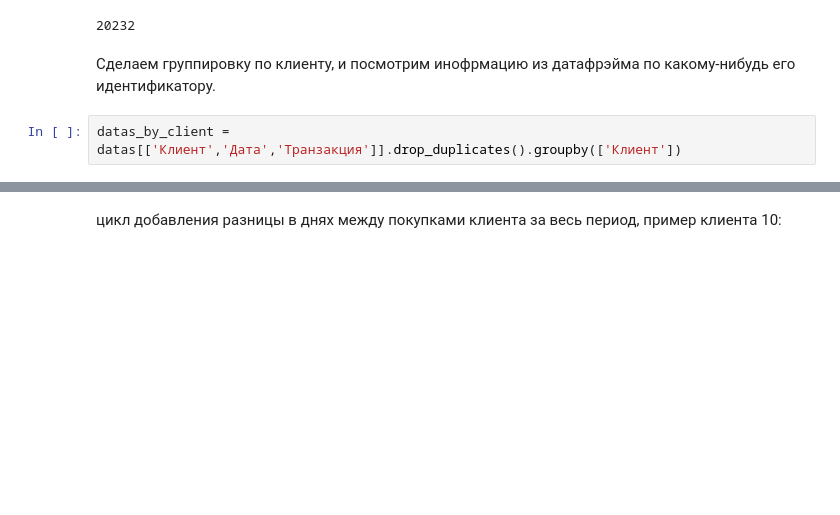
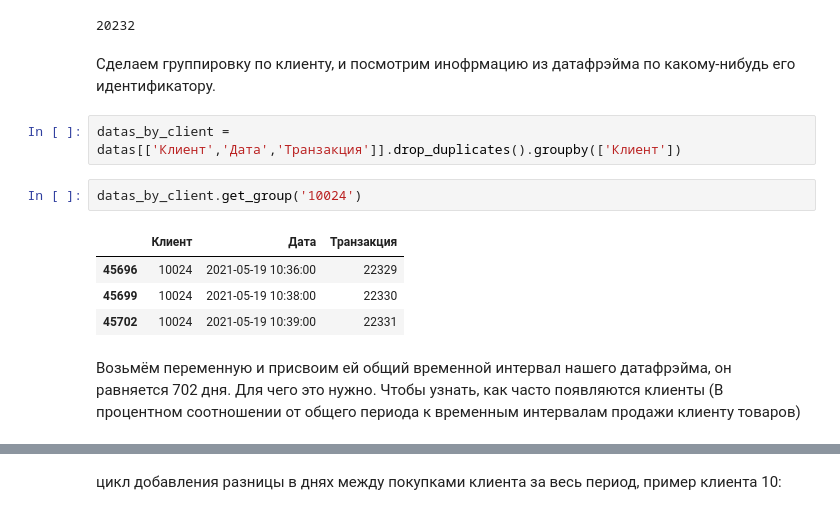
Before and after one commit to BairImigeev/analysis-of-purchase-data, a Jupyter notebook: Анализ данных о покупках.ipynb, the cells around one changed output, grey strips where cells are left out. Saved outputs shown, nothing was run; the diff lists cells and outputs as text; blank space fills up the shorter version.

```diff
--- a/Анализ данных о покупках.ipynb
+++ b/Анализ данных о покупках.ipynb
@@ -723,3 +719,12 @@ datas[['Клиент','Дата','Транзакция']].duplicated().sum()
 Сделаем группировку по клиенту, и посмотрим инофрмацию из датафрэйма по какому-нибудь его идентификатору.
 # %%
 datas_by_client = datas[['Клиент','Дата','Транзакция']].drop_duplicates().groupby(['Клиент'])
+# %%
+datas_by_client.get_group('10024')
+# %% [output]
+|  | Клиент | Дата | Транзакция |
+| 45696 | 10024 | 2021-05-19 10:36:00 | 22329 |
+| 45699 | 10024 | 2021-05-19 10:38:00 | 22330 |
+| 45702 | 10024 | 2021-05-19 10:39:00 | 22331 |
+# %% [markdown]
+Возьмём переменную и присвоим ей общий временной интервал нашего датафрэйма, он равняется 702 дня. Для чего это нужно. Чтобы узнать, как часто появляются клиенты (В процентном соотношении от общего периода к временным интервалам продажи клиенту товаров)
```
Also changed, not shown: parts of 42 cells of this notebook.
